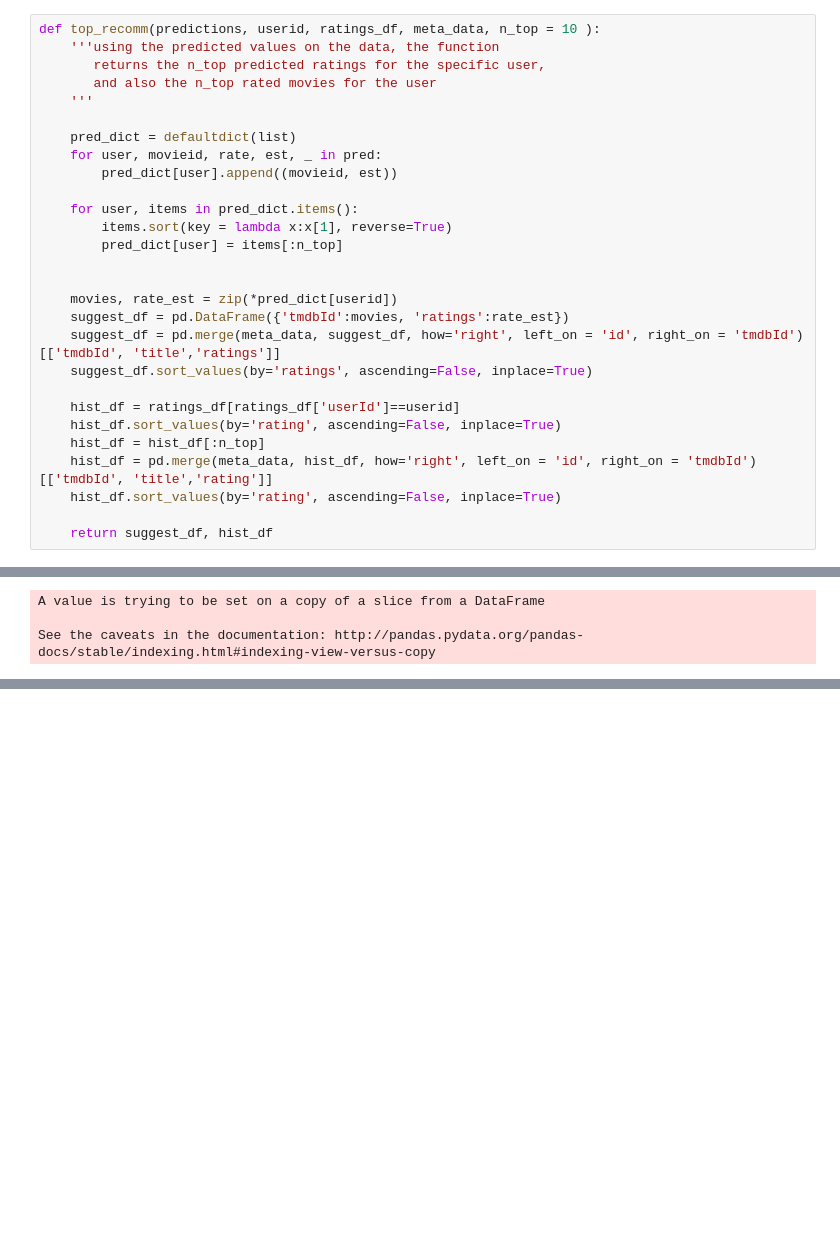
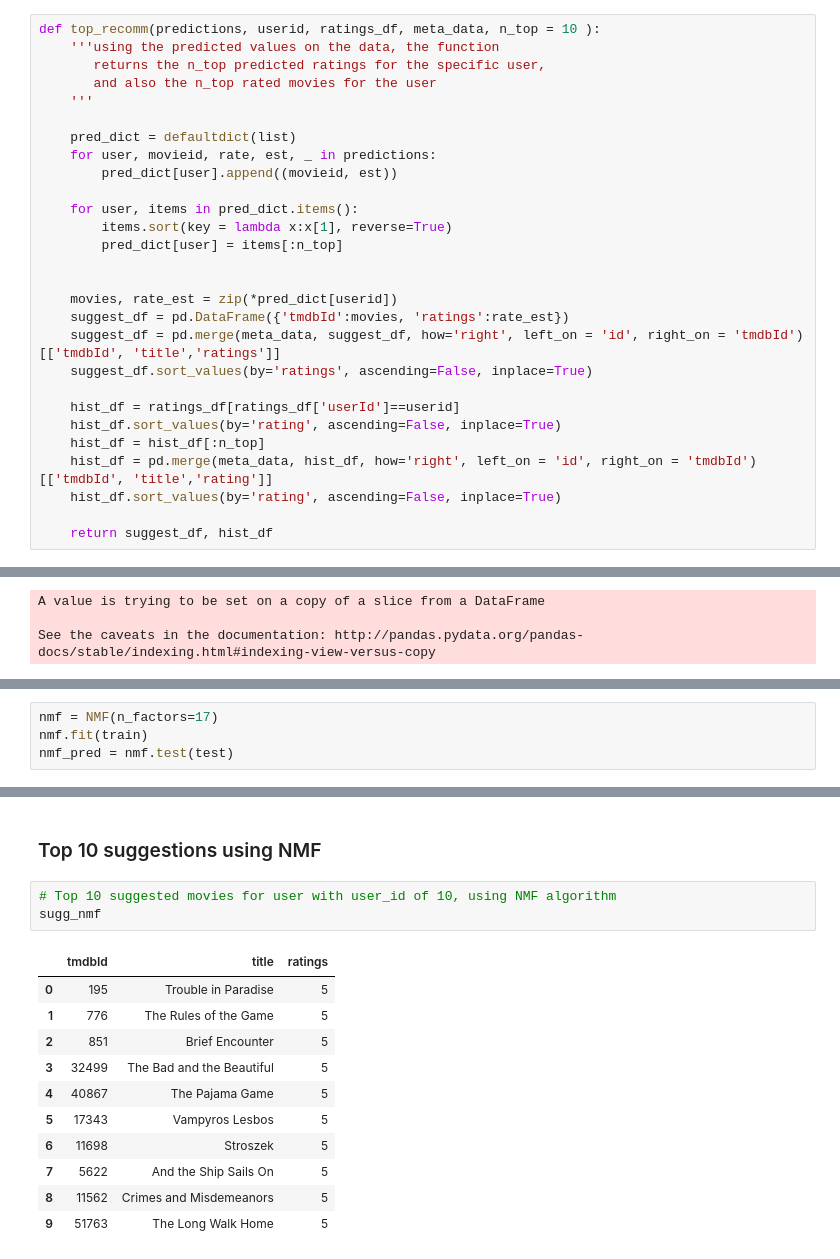
Before and after one commit to amir2520/Springboard, a Jupyter notebook: Capstone Project 1/Recommnder System.ipynb, the cells around one changed output, grey strips where cells are left out. Cells and saved outputs as stored; diff of their text form; blank space fills up the shorter version.

```diff
--- a/Capstone Project 1/Recommnder System.ipynb
+++ b/Capstone Project 1/Recommnder System.ipynb
@@ -88,7 +92,7 @@ def top_recomm(predictions, userid, ratings_df, meta_data, n_top = 10 ):
     '''
 
     pred_dict = defaultdict(list)
-    for user, movieid, rate, est, _ in pred:
+    for user, movieid, rate, est, _ in predictions:
         pred_dict[user].append((movieid, est))
 
     for user, items in pred_dict.items():
@@ -147,0 +191,4 @@ hist
+# %%
+nmf = NMF(n_factors=17)
+nmf.fit(train)
+nmf_pred = nmf.test(test)
@@ -147,0 +201,17 @@ hist
+# %% [markdown]
+### Top 10 suggestions using NMF
+# %%
+# Top 10 suggested movies for user with user_id of 10, using NMF algorithm
+sugg_nmf
+# %% [output]
+|  | tmdbId | title | ratings |
+| 0 | 195 | Trouble in Paradise | 5 |
+| 1 | 776 | The Rules of the Game | 5 |
+| 2 | 851 | Brief Encounter | 5 |
+| 3 | 32499 | The Bad and the Beautiful | 5 |
+| 4 | 40867 | The Pajama Game | 5 |
+| 5 | 17343 | Vampyros Lesbos | 5 |
+| 6 | 11698 | Stroszek | 5 |
+| 7 | 5622 | And the Ship Sails On | 5 |
+| 8 | 11562 | Crimes and Misdemeanors | 5 |
+| 9 | 51763 | The Long Walk Home | 5 |
```
Also changed, not shown: parts of 18 cells of this notebook.
